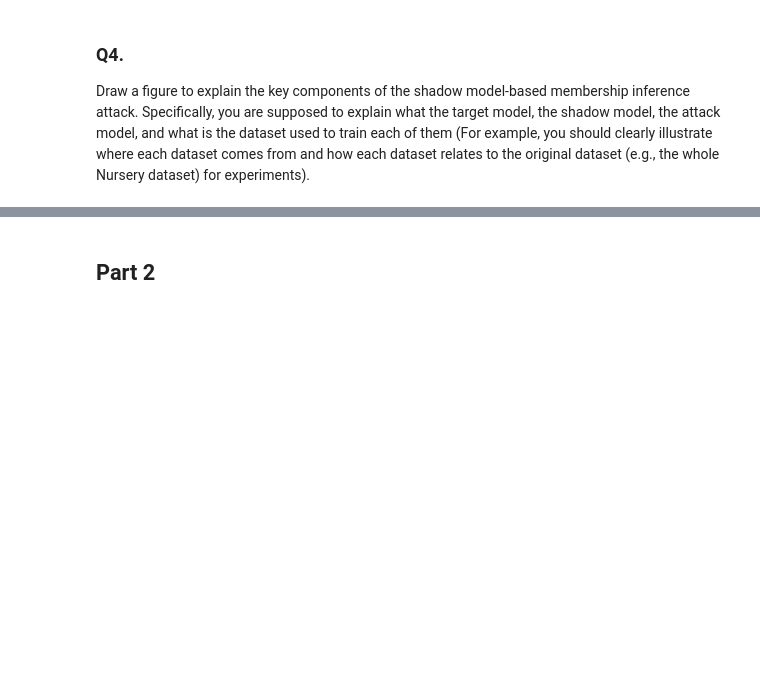
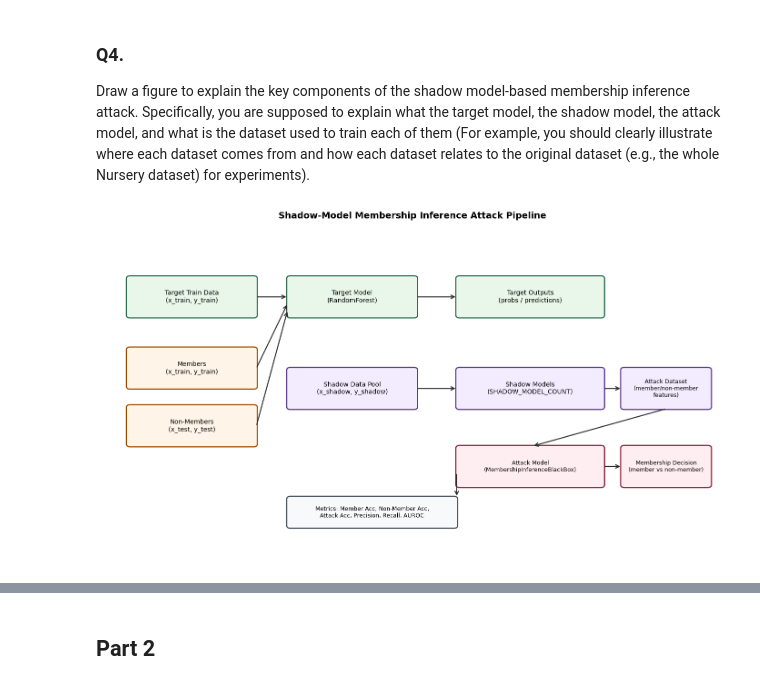
Before and after one commit to maxheef/ECE209AS_Assignment2, a Jupyter notebook: privacyAttacks.ipynb, the cells around one changed output, grey strips where cells are left out. Cells and saved outputs as stored; diff of their text form; code cells hidden in the pictures; blank space fills up the shorter version.

Commit message:
Q4 figure created

```diff
--- a/privacyAttacks.ipynb
+++ b/privacyAttacks.ipynb
@@ -514,6 +514,65 @@ Combined Comparison
 ### **Q4.**
 Draw a figure to explain the key components of the shadow model-based membership inference attack. Specifically, you are supposed to explain what the target model, the shadow model, the attack model, and what is the dataset used to train each of them (For example, you should clearly illustrate where each dataset comes from and how each dataset relates to the original dataset (e.g., the whole Nursery dataset) for experiments).
 # %%
-# Create Figure
+# Q4 - Key Components of Shadow Model-BasedMembership Inference Attack
+import matplotlib.pyplot as plt
+from matplotlib.patches import FancyBboxPatch, FancyArrowPatch
+
+fig, ax = plt.subplots(figsize=(14, 8))
+ax.set_xlim(0, 14)
+ax.set_ylim(0, 10)
+ax.axis('off')
+
+def box(x, y, w, h, text, fc='#eef4ff', ec='#1f3b73', fs=10):
+    patch = FancyBboxPatch(
+        (x, y), w, h,
+        boxstyle='round,pad=0.02,rounding_size=0.08',
+        linewidth=1.8,
+        edgecolor=ec,
+        facecolor=fc
+    )
+    ax.add_patch(patch)
+    ax.text(x + w / 2, y + h / 2, text, ha='center', va='center', fontsize=fs)
+
+
+def arrow(x1, y1, x2, y2):
+    arr = FancyArrowPatch((x1, y1), (x2, y2), arrowstyle='->', mutation_scale=14, linewidth=1.6, color='#2a2a2a')
+    ax.add_patch(arr)
+
+# Real target pipeline
+box(0.6, 7.2, 2.9, 1.2, 'Target Train Data\n(x_train, y_train)', fc='#e8f7ea', ec='#2d6a4f')
+box(4.2, 7.2, 2.9, 1.2, 'Target Model\n(RandomForest)', fc='#e8f7ea', ec='#2d6a4f')
+box(8.0, 7.2, 3.3, 1.2, 'Target Outputs\n(probs / predictions)', fc='#e8f7ea', ec='#2d6a4f')
+arrow(3.5, 7.8, 4.2, 7.8)
+arrow(7.1, 7.8, 8.0, 7.8)
+
+# Member and non-member evaluation sets
+box(0.6, 5.1, 2.9, 1.2, 'Members\n(x_train, y_train)', fc='#fff4e8', ec='#9a4d00')
+box(0.6, 3.4, 2.9, 1.2, 'Non-Members\n(x_test, y_test)', fc='#fff4e8', ec='#9a4d00')
+arrow(3.5, 5.7, 4.2, 7.6)
+arrow(3.5, 4.0, 4.2, 7.4)
+
+# Shadow pipeline
+box(4.2, 4.5, 2.9, 1.2, 'Shadow Data Pool\n(x_shadow, y_shadow)', fc='#f3ecff', ec='#5a3a8a')
+box(8.0, 4.5, 3.3, 1.2, 'Shadow Models\n(SHADOW_MODEL_COUNT)', fc='#f3ecff', ec='#5a3a8a')
+box(11.7, 4.5, 2.0, 1.2, 'Attack Dataset\n(member/non-member\nfeatures)', fc='#f3ecff', ec='#5a3a8a', fs=9)
+arrow(7.1, 5.1, 8.0, 5.1)
+arrow(11.3, 5.1, 11.7, 5.1)
+
+# Attack model and final decision
+box(8.0, 2.2, 3.3, 1.2, 'Attack Model\n(MembershipInferenceBlackBox)', fc='#ffeef1', ec='#8a1c35', fs=9)
+box(11.7, 2.2, 2.0, 1.2, 'Membership Decision\n(member vs non-member)', fc='#ffeef1', ec='#8a1c35', fs=9)
+arrow(12.7, 4.5, 9.7, 3.4)
+arrow(11.3, 2.8, 11.7, 2.8)
+
+# Metrics summary
+box(4.2, 1.0, 3.8, 0.9, 'Metrics: Member Acc, Non-Member Acc,\nAttack Acc, Precision, Recall, AUROC', fc='#f8f9fa', ec='#495057', fs=9)
+arrow(8.0, 2.6, 8.0, 1.9)
+
+ax.set_title('Shadow-Model Membership Inference Attack Pipeline', fontsize=14, weight='bold')
+plt.tight_layout()
+plt.show()
+# %% [output]
+[figure, added]
 # %% [markdown]
 ### Figure Explanation:
```
Also changed, not shown: parts of 2 cells of this notebook.
